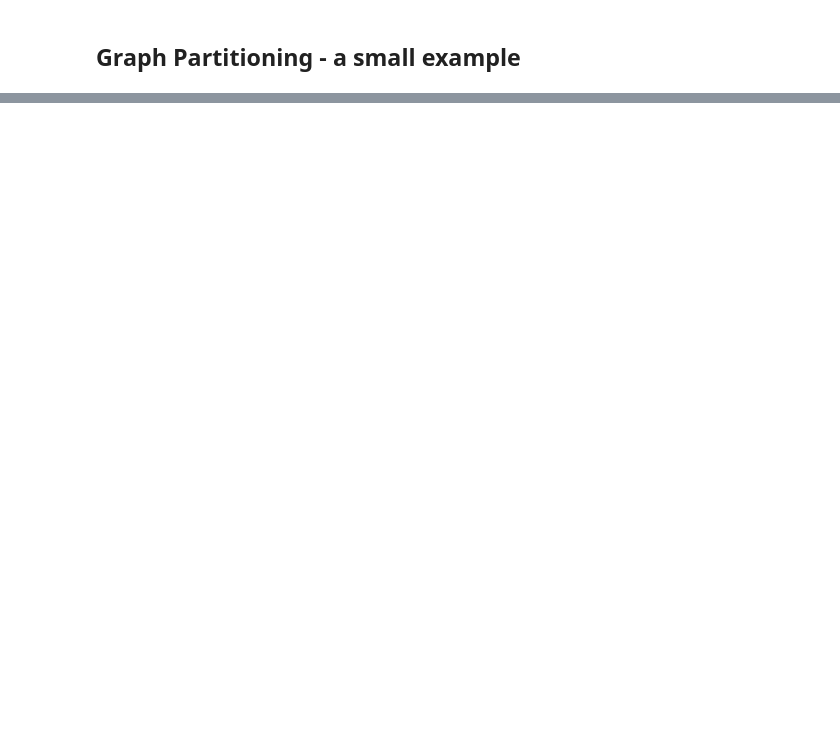
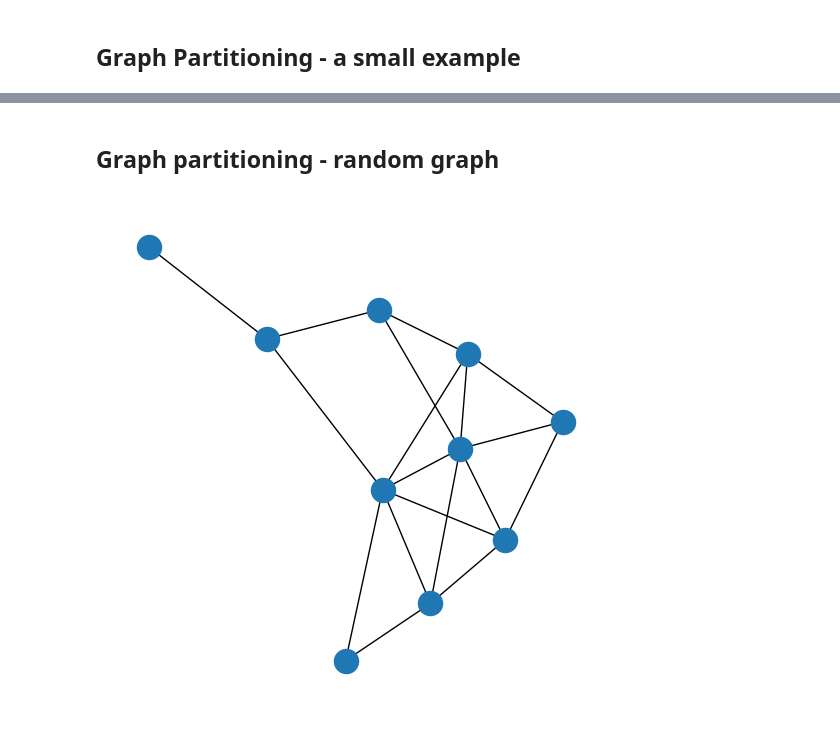
Before and after one commit to catInHub/BUPY896-course-material, a Jupyter notebook: graph_partitioning.ipynb, the cells around one changed output, grey strips where cells are left out. Saved outputs shown, nothing was run; the diff lists cells and outputs as text; code cells hidden in the pictures; blank space fills up the shorter version.

```diff
--- a/graph_partitioning.ipynb
+++ b/graph_partitioning.ipynb
@@ -71,3 +65,16 @@ solver = DWaveSampler(solver='DW_2000Q_6')
 results = solver.sample_qubo(Q, num_reads=num_shots)
 # %%
 print(results)
+# %% [markdown]
+## Graph partitioning - random graph
+# %%
+seed = 1574
+N = 10
+p = 0.39
+
+ranG = nx.gnp_random_graph(N, p, seed)
+
+plt.figure(figsize=(5,5))
+nx.draw(ranG)
+# %% [output]
+[figure, added]
```
Also changed, not shown: parts of 7 cells of this notebook.
